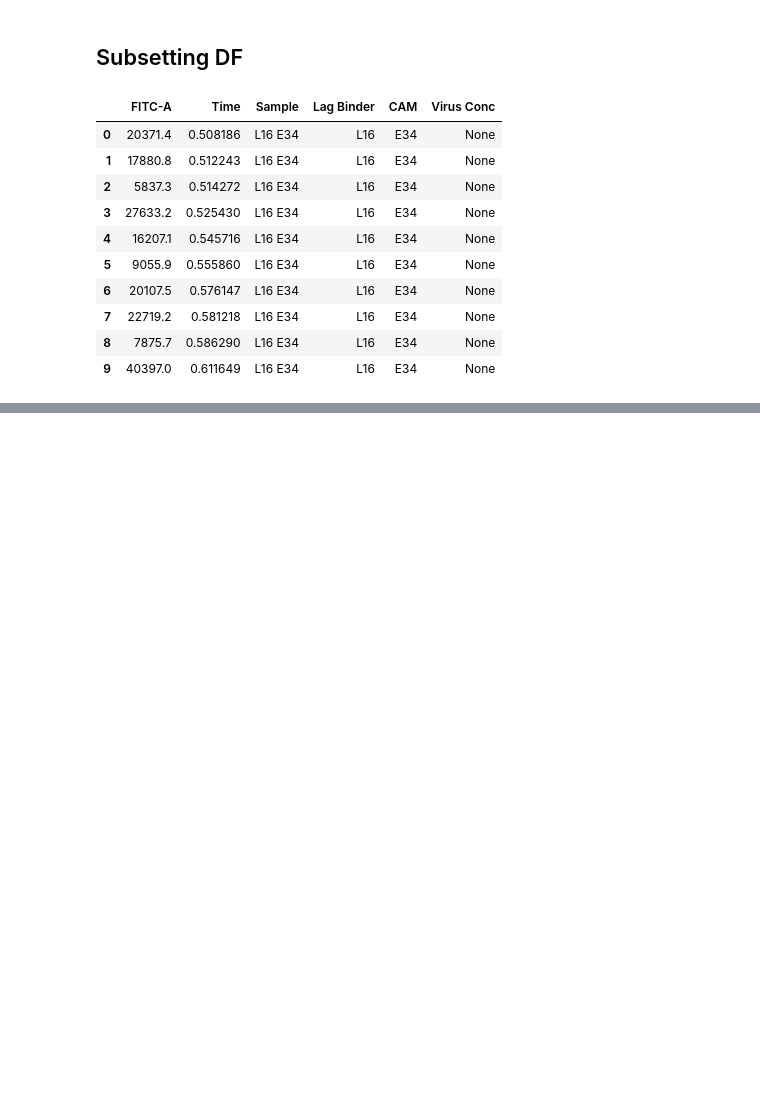
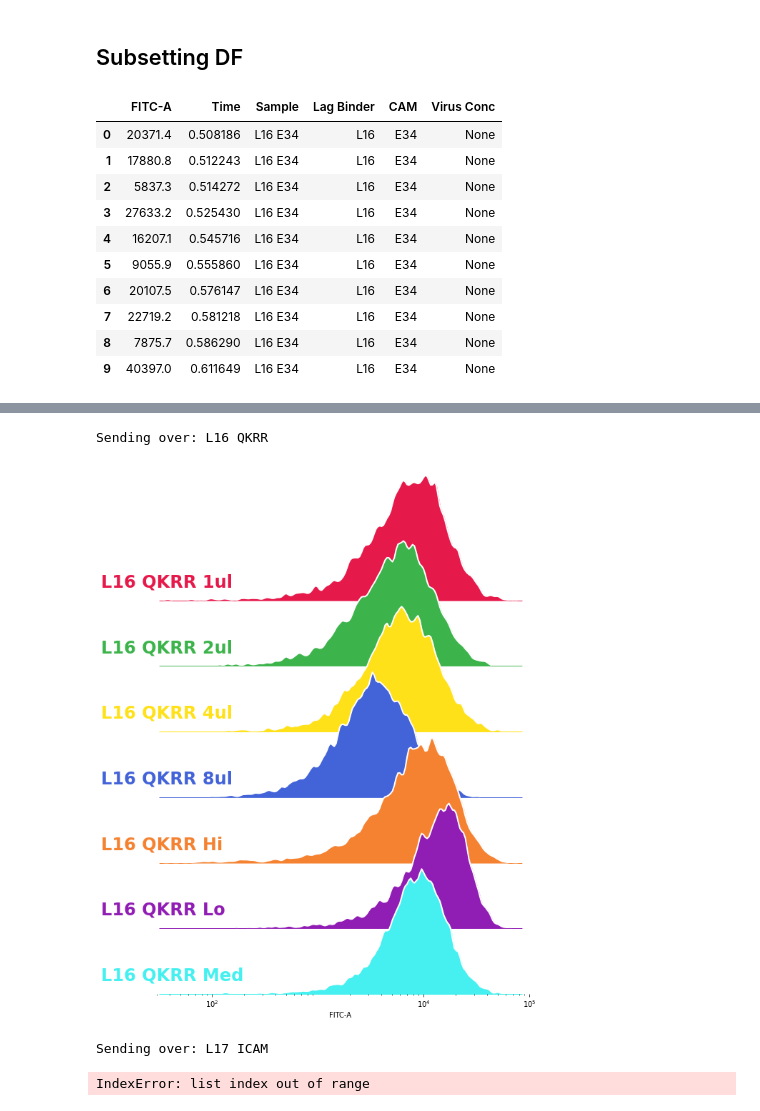
Before and after one commit to admbarre/tc_tools, a Jupyter notebook: notebooks/RidgePlot.ipynb, the cells around one changed output, grey strips where cells are left out. Saved outputs shown, nothing was run; the diff lists cells and outputs as text; code cells hidden in the pictures; blank space fills up the shorter version.

```diff
--- a/notebooks/RidgePlot.ipynb
+++ b/notebooks/RidgePlot.ipynb
@@ -129,0 +128,4 @@ subset.head(10)
+# %%
+#grouped = subset.groupby(["Lag Binder","CAM","Virus Conc"])
+grouped = subset.groupby(["Lag Binder","CAM"])
+grouped.describe()
@@ -129,0 +193,13 @@ subset.head(10)
+# %%
+for group in grouped:
+    name,df = group
+    name = " ".join(name)
+
+    if len(df["Virus Conc"].unique()) > 1:
+        print(f"Sending over: {name}")
+        ridgeplot(df,"Sample")
+# %% [output]
+Sending over: L16 QKRR
+[figure, added]
+Sending over: L17 ICAM
+IndexError: list index out of range
```
Also changed, not shown: parts of 15 cells of this notebook.
